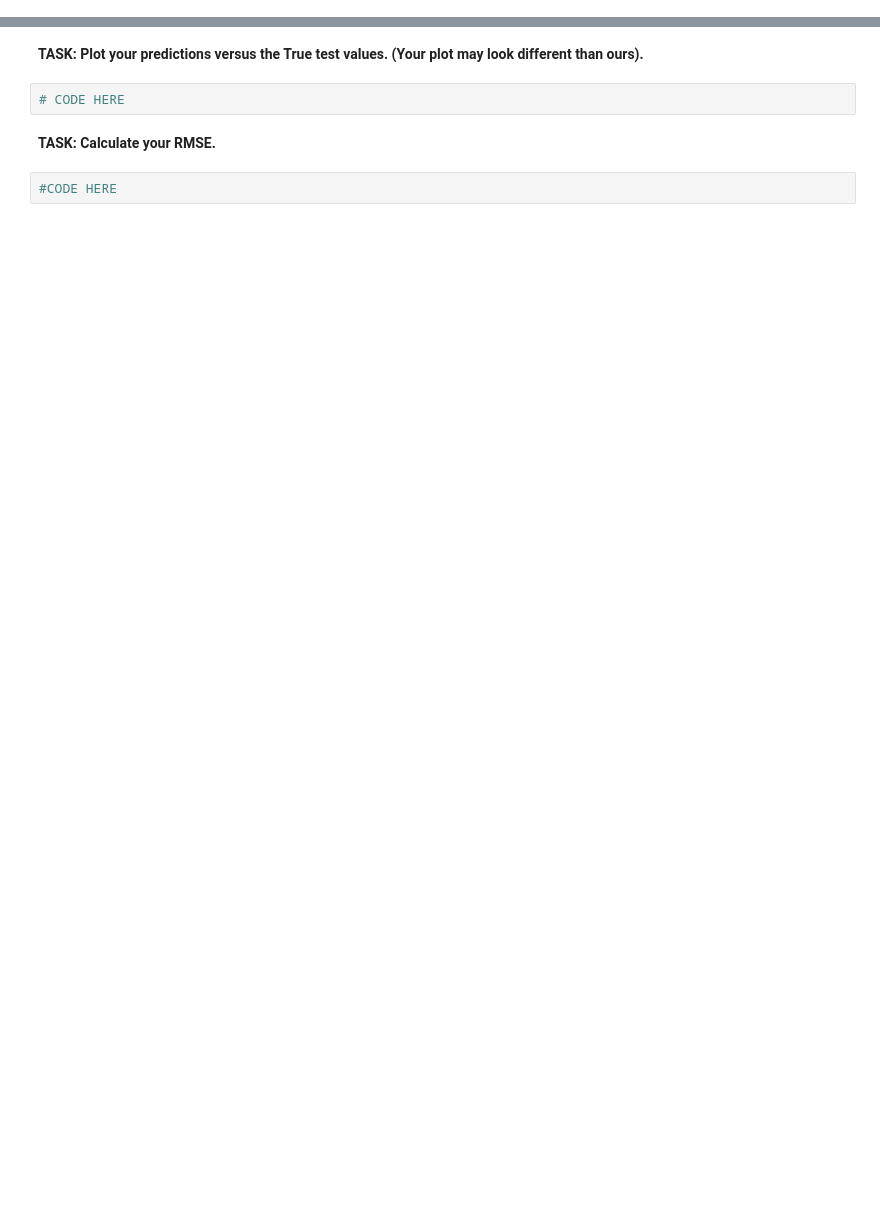
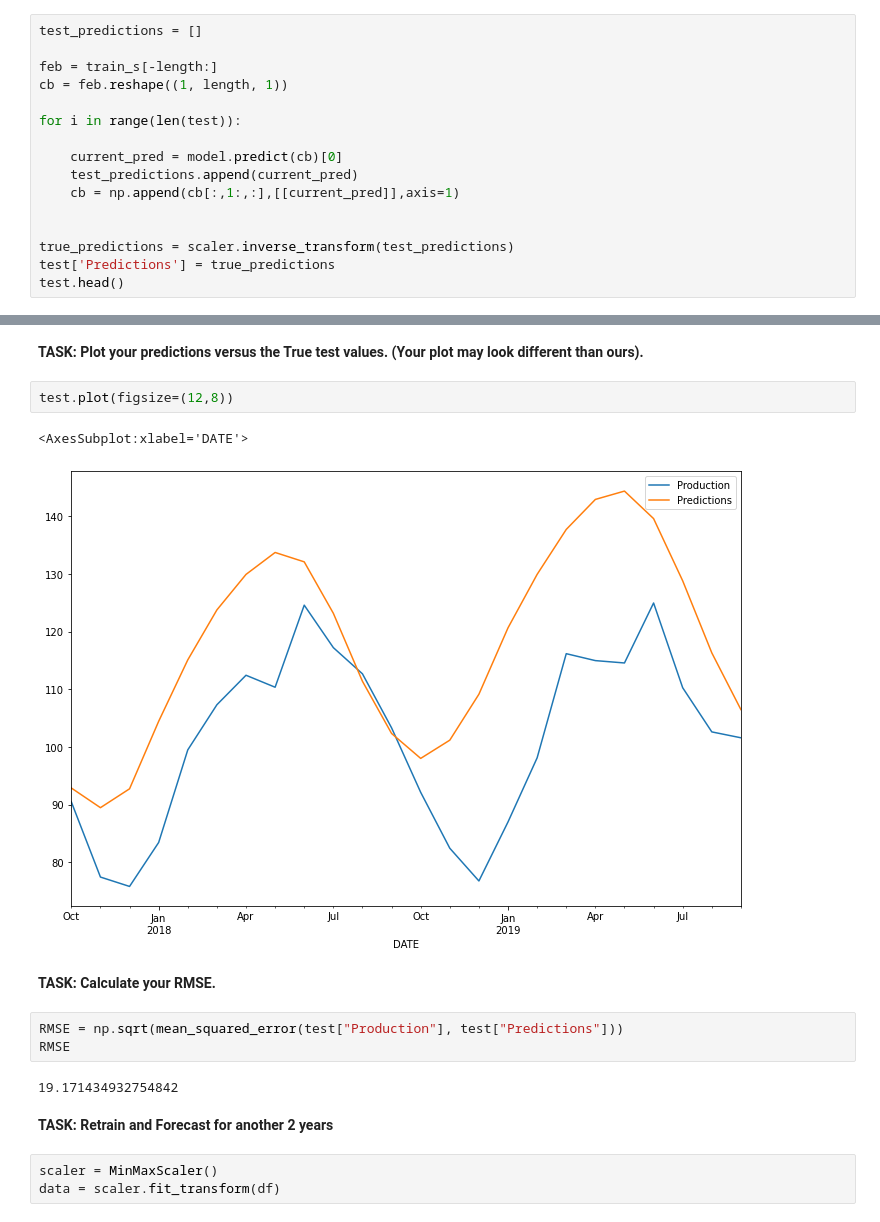
Before and after one commit to SimRey/Deep-Learning, a Jupyter notebook: Recurrent Neural Networks/TensorFlow/Exercise.ipynb, the cells around one changed output, grey strips where cells are left out. Drawn from its saved outputs; the diff is of its cells as text; blank space fills up the shorter version.

```diff
--- a/Recurrent Neural Networks/TensorFlow/Exercise.ipynb
+++ b/Recurrent Neural Networks/TensorFlow/Exercise.ipynb
@@ -85,0 +153,16 @@ test_s = scaler.transform(test)
+# %%
+test_predictions = []
+
+feb = train_s[-length:]
+cb = feb.reshape((1, length, 1))
+
+for i in range(len(test)):
+
+    current_pred = model.predict(cb)[0]
+    test_predictions.append(current_pred)
+    cb = np.append(cb[:,1:,:],[[current_pred]],axis=1)
+
+
+true_predictions = scaler.inverse_transform(test_predictions)
+test['Predictions'] = true_predictions
+test.head()
@@ -86,8 +199,19 @@ test_s = scaler.transform(test)
 # %% [markdown]
 **TASK: Plot your predictions versus the True test values. (Your plot may look different than ours).**
-# %%
-# CODE HERE
+# %%
+test.plot(figsize=(12,8))
+# %% [output]
+<AxesSubplot:xlabel='DATE'>
+[figure, added]
 # %% [markdown]
 **TASK: Calculate your RMSE.**
-# %%
-#CODE HERE
+# %%
+RMSE = np.sqrt(mean_squared_error(test["Production"], test["Predictions"]))
+RMSE
+# %% [output]
+19.171434932754842
+# %% [markdown]
+**TASK: Retrain and Forecast for another 2 years**
+# %%
+scaler = MinMaxScaler()
+data = scaler.fit_transform(df)
```
Also changed, not shown: parts of 27 cells of this notebook.
